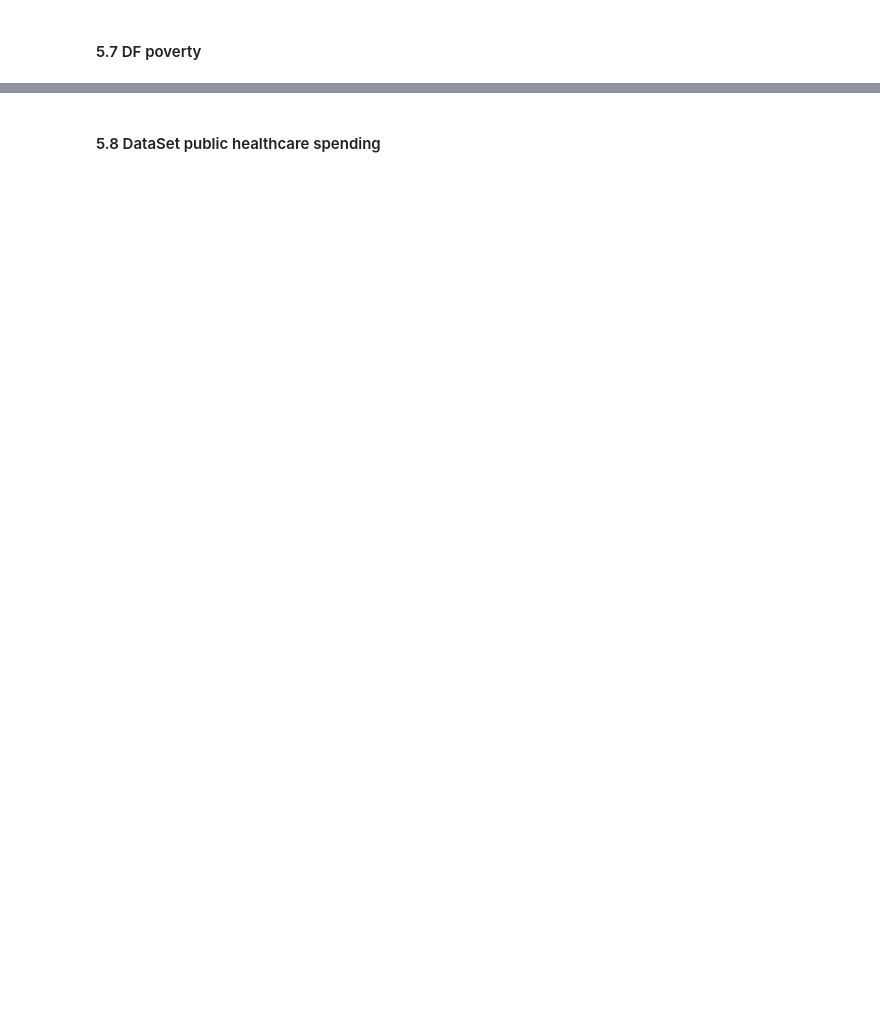
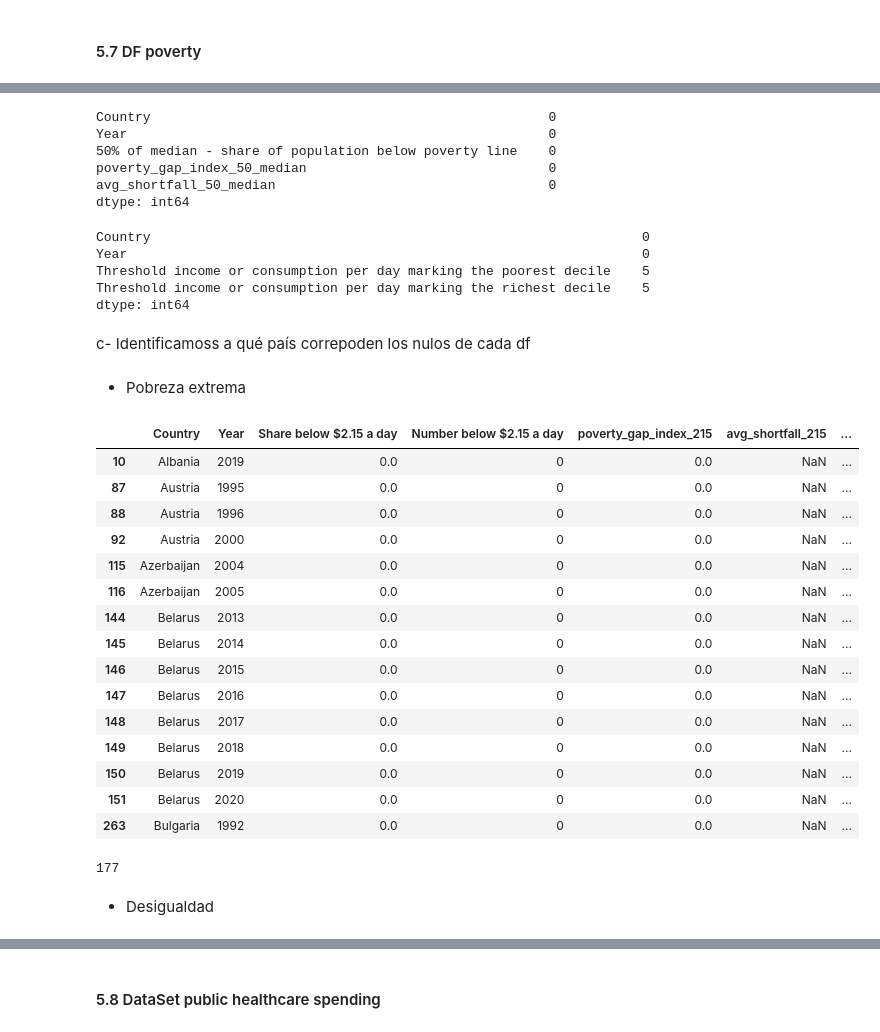
Before and after one commit to Sarah-bzb/TFM_analisis_datos, a Jupyter notebook: exploration_health_v0 - copia.ipynb, the cells around one changed output, grey strips where cells are left out. Drawn from its saved outputs; the diff is of its cells as text; code cells hidden in the pictures; blank space fills up the shorter version.

Commit message:
Creamos los 4 df que necesitamos y tratamos los nulos
Creamos los 4 df que necesitamos y tratamos los nulos

```diff
--- a/exploration_health_v0 - copia.ipynb
+++ b/exploration_health_v0 - copia.ipynb
@@ -1963,0 +1946,2 @@ Name: Code, dtype: int64
+# %%
+df_pobreza_extrema = df_poverty['Country', 'Year', 'Share below $2.15 a day', 'Number below $2.15 a day', 'poverty_gap_index_215', 'avg_shortfall_215', 'total_shortfall_215']
@@ -1963,0 +1979,48 @@ Name: Code, dtype: int64
+# %%
+df_pobreza_relativa.isnull().sum().sort_values()
+# %% [output]
+Country                                                   0
+Year                                                      0
+50% of median - share of population below poverty line    0
+poverty_gap_index_50_median                               0
+avg_shortfall_50_median                                   0
+dtype: int64
+# %%
+df_umbrales_de_ingresos.isnull().sum().sort_values()
+# %% [output]
+Country                                                               0
+Year                                                                  0
+Threshold income or consumption per day marking the poorest decile    5
+Threshold income or consumption per day marking the richest decile    5
+dtype: int64
+# %% [markdown]
+c- Identificamoss a qué país correpoden los nulos de cada df
+# %% [markdown]
+* Pobreza extrema
+# %%
+avg_shortfall_215 = df_pobreza_extrema[df_pobreza_extrema['avg_shortfall_215'].isnull()]
+# %%
+avg_shortfall_215.head(15)
+# %% [output]
+|  | Country | Year | Share below $2.15 a day | Number below $2.15 a day | poverty_gap_index_215 | avg_shortfall_215 | ... |
+| 10 | Albania | 2019 | 0.0 | 0 | 0.0 | NaN | ... |
+| 87 | Austria | 1995 | 0.0 | 0 | 0.0 | NaN | ... |
+| 88 | Austria | 1996 | 0.0 | 0 | 0.0 | NaN | ... |
+| 92 | Austria | 2000 | 0.0 | 0 | 0.0 | NaN | ... |
+| 115 | Azerbaijan | 2004 | 0.0 | 0 | 0.0 | NaN | ... |
+| 116 | Azerbaijan | 2005 | 0.0 | 0 | 0.0 | NaN | ... |
+| 144 | Belarus | 2013 | 0.0 | 0 | 0.0 | NaN | ... |
+| 145 | Belarus | 2014 | 0.0 | 0 | 0.0 | NaN | ... |
+| 146 | Belarus | 2015 | 0.0 | 0 | 0.0 | NaN | ... |
+| 147 | Belarus | 2016 | 0.0 | 0 | 0.0 | NaN | ... |
+| 148 | Belarus | 2017 | 0.0 | 0 | 0.0 | NaN | ... |
+| 149 | Belarus | 2018 | 0.0 | 0 | 0.0 | NaN | ... |
+| 150 | Belarus | 2019 | 0.0 | 0 | 0.0 | NaN | ... |
+| 151 | Belarus | 2020 | 0.0 | 0 | 0.0 | NaN | ... |
+| 263 | Bulgaria | 1992 | 0.0 | 0 | 0.0 | NaN | ... |
+# %%
+len(avg_shortfall_215)
+# %% [output]
+177
+# %% [markdown]
+* Desigualdad
```
Also changed, not shown: parts of 52 cells of this notebook.
